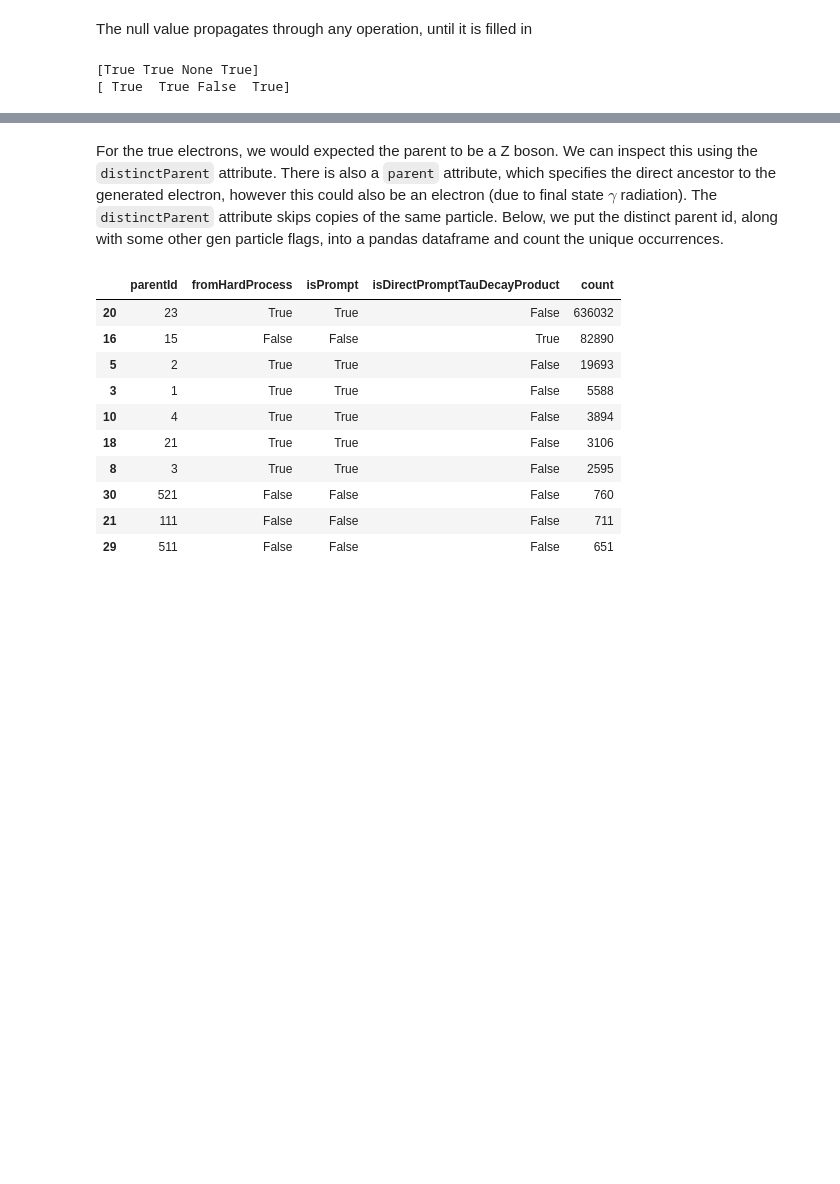
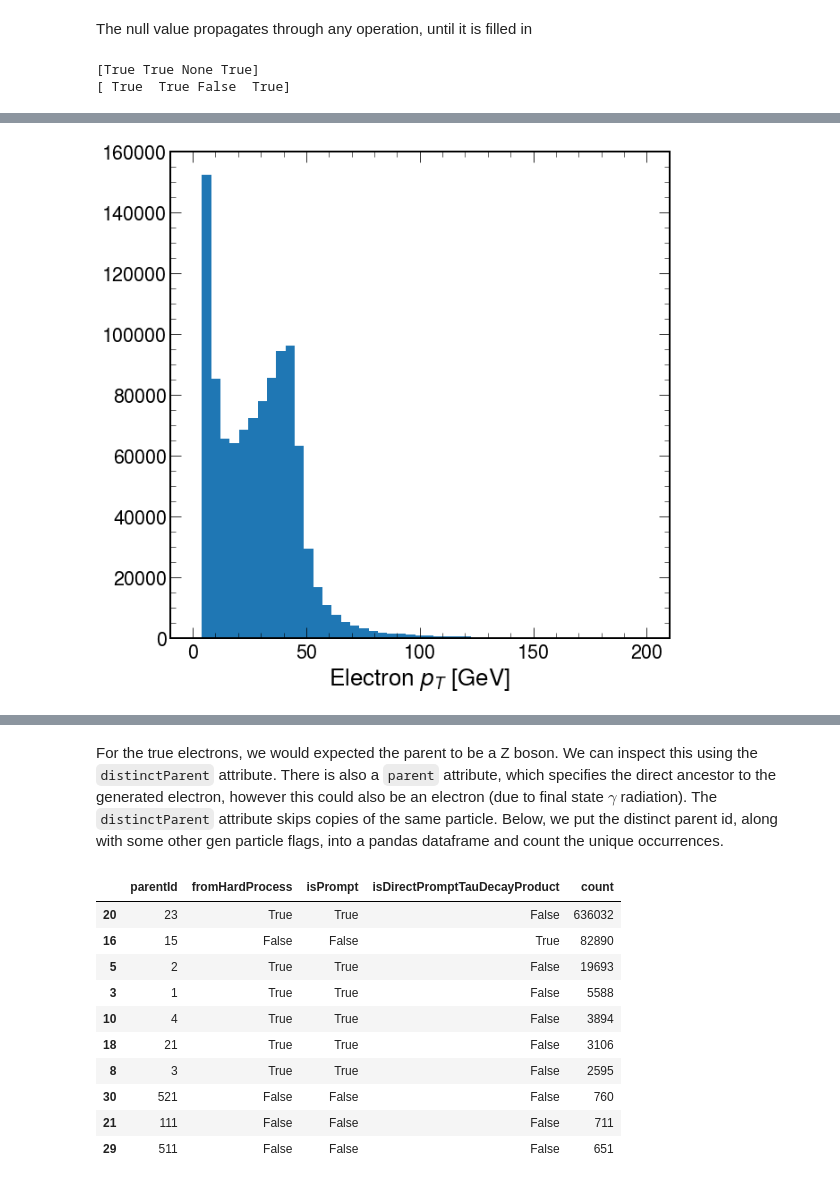
Before and after one commit to FNALLPC/egamma-hats, a Jupyter notebook: exercise.ipynb, the cells around one changed output, grey strips where cells are left out. Saved outputs shown, nothing was run; the diff lists cells and outputs as text; code cells hidden in the pictures; blank space fills up the shorter version.

```diff
--- a/exercise.ipynb
+++ b/exercise.ipynb
@@ -203,0 +222,11 @@ print(b.fillna(-1) > 0)
+# %%
+%matplotlib inline
+import matplotlib.pyplot as plt
+import mplhep
+plt.style.use(mplhep.style.ROOT)
+
+fig, ax = plt.subplots()
+ax.set_xlabel(r'Electron $p_{T}$ [GeV]')
+ax.hist(dyevents.Electron.pt.flatten(), bins=np.linspace(0, 200, 50));
+# %% [output]
+[figure, added]
```
Also changed, not shown: parts of 33 cells of this notebook.
